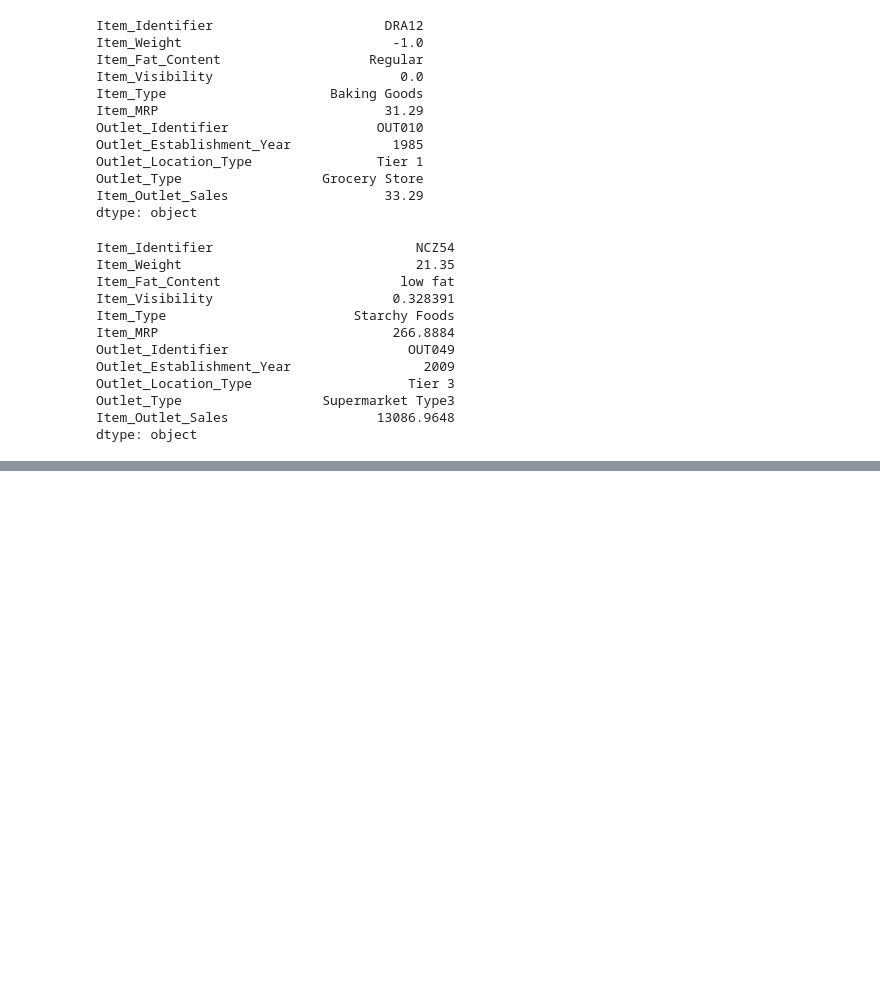
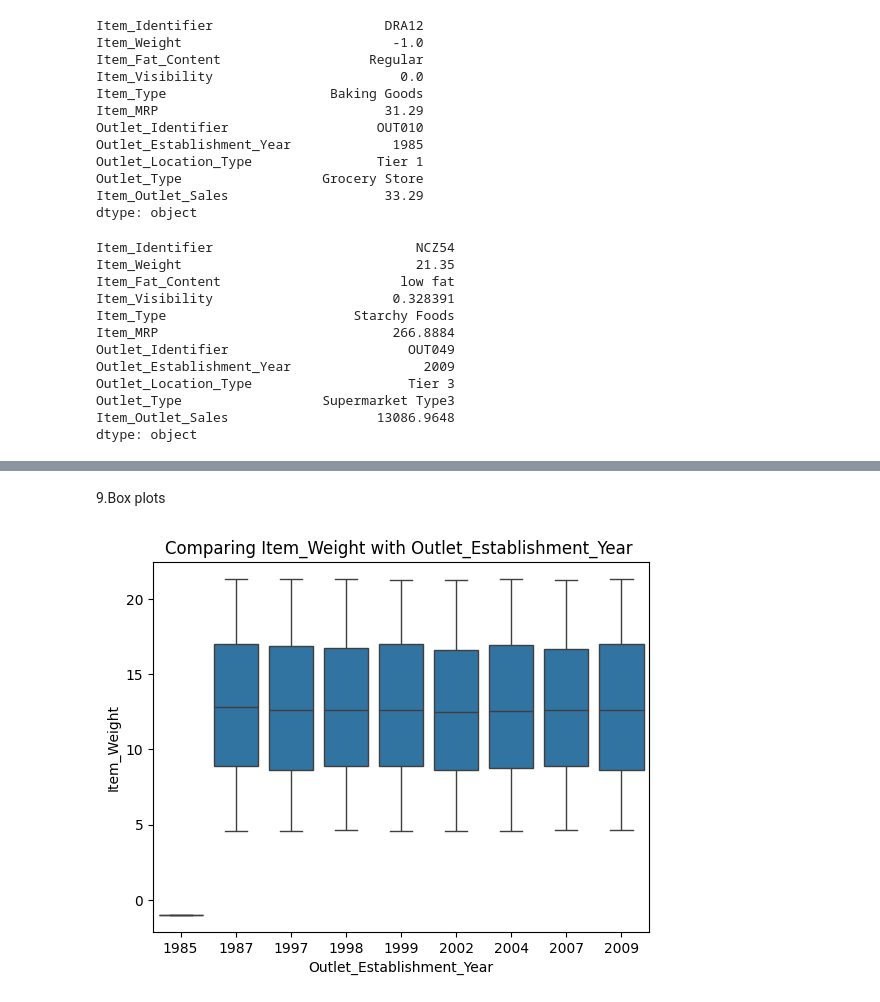
Before and after one commit to Ozedim/Ozedim, a Jupyter notebook: Loading_data.ipynb, the cells around one changed output, grey strips where cells are left out. Saved outputs shown, nothing was run; the diff lists cells and outputs as text; code cells hidden in the pictures; blank space fills up the shorter version.

```diff
--- a/Loading_data.ipynb
+++ b/Loading_data.ipynb
@@ -251,0 +267,7 @@ dtype: object
+# %% [markdown]
+9.Box plots
+# %%
+ax = sns.boxplot(data=df, y='Item_Weight', x="Outlet_Establishment_Year")
+ax.set_title("Comparing Item_Weight with Outlet_Establishment_Year ");
+# %% [output]
+[figure, added]
```
Also changed, not shown: parts of 11 cells of this notebook.
